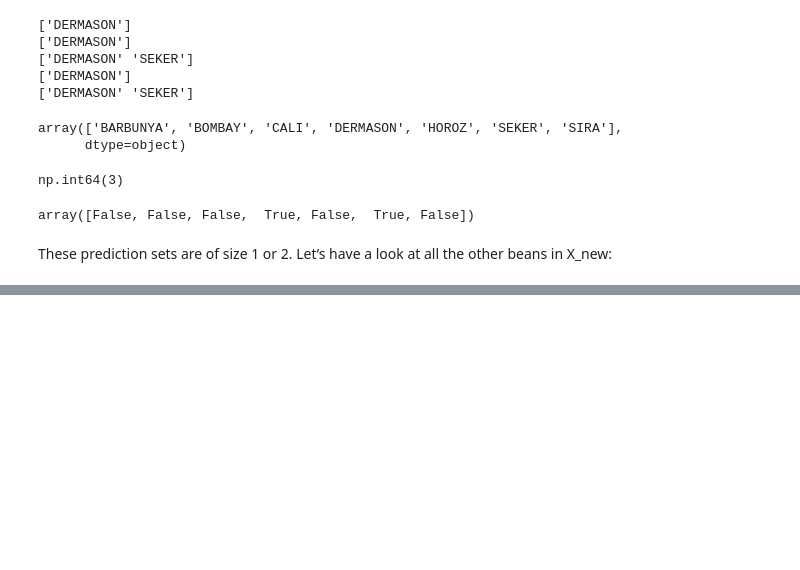
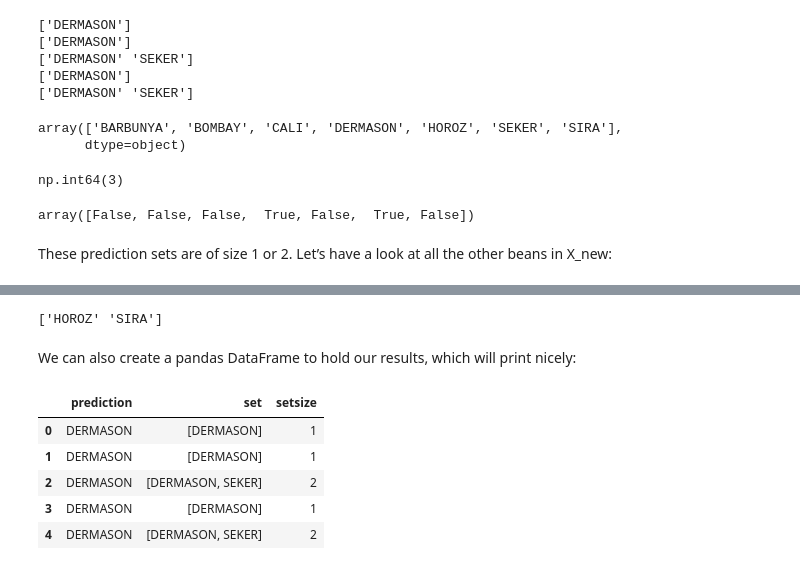
Before and after one commit to ayon5000/conformal-prediction-learn, a Jupyter notebook: 5_getting_started_with_conformal_prediction.ipynb, the cells around one changed output, grey strips where cells are left out. Cells and saved outputs as stored; diff of their text form; code cells hidden in the pictures; blank space fills up the shorter version.

```diff
--- a/5_getting_started_with_conformal_prediction.ipynb
+++ b/5_getting_started_with_conformal_prediction.ipynb
@@ -306,0 +330,6 @@ Name: proportion, dtype: float64
+# %%
+y_pred, y_set = cp.predict(X_new, alpha=0.01)
+# remove the 1-dim dimension
+y_set = np.squeeze(y_set)
+for i in range(4):
+    print(le.classes_[y_set[i]])
@@ -306,0 +372,32 @@ Name: proportion, dtype: float64
+# %%
+y_pred, y_set = cp.predict(X_new, alpha=[0.1, 0.05])
+# get prediction sets for 10th observation and second alpha (0.05)
+print(le.classes_[y_set[10,:,1]])
+# %% [output]
+['HOROZ' 'SIRA']
+# %% [markdown]
+We can also create a pandas DataFrame to hold our results, which will print
+nicely:
+# %%
+y_pred, y_set = cp.predict(X_new, alpha=0.05)
+y_set = np.squeeze(y_set)
+df = pd.DataFrame()
+for i in range(len(y_pred)):
+    predset = le.classes_[y_set[i]]
+    pred = le.classes_[y_pred[i]]
+    # Create a new dataframe with the calculated values
+    temp_df = pd.DataFrame({
+        "prediction": [pred],
+        "set": [predset],
+        "setsize": [len(predset)]
+    }, index=[i])
+    # Concatenate the new dataframe with the existing one
+    df = pd.concat([df, temp_df])
+df.head()
+# %% [output]
+|  | prediction | set | setsize |
+| 0 | DERMASON | [DERMASON] | 1 |
+| 1 | DERMASON | [DERMASON] | 1 |
+| 2 | DERMASON | [DERMASON, SEKER] | 2 |
+| 3 | DERMASON | [DERMASON] | 1 |
+| 4 | DERMASON | [DERMASON, SEKER] | 2 |
```
Also changed, not shown: parts of 9 cells of this notebook.
